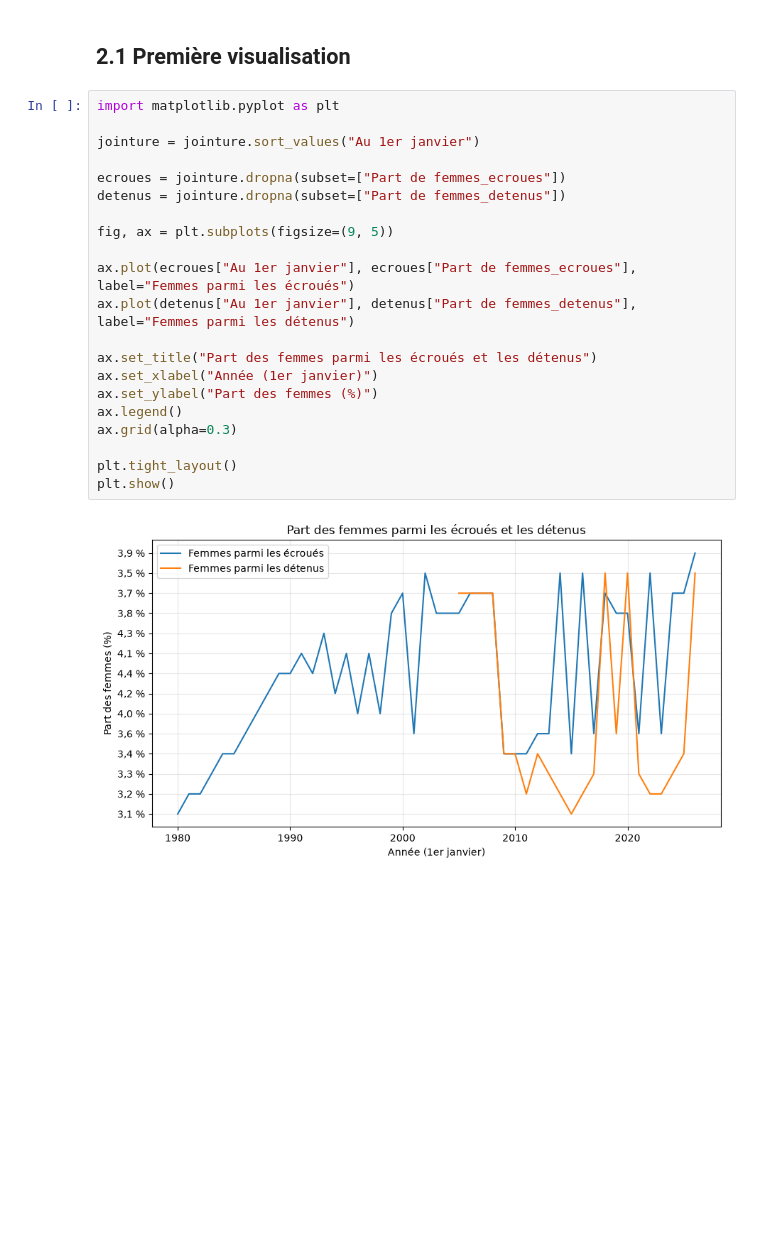
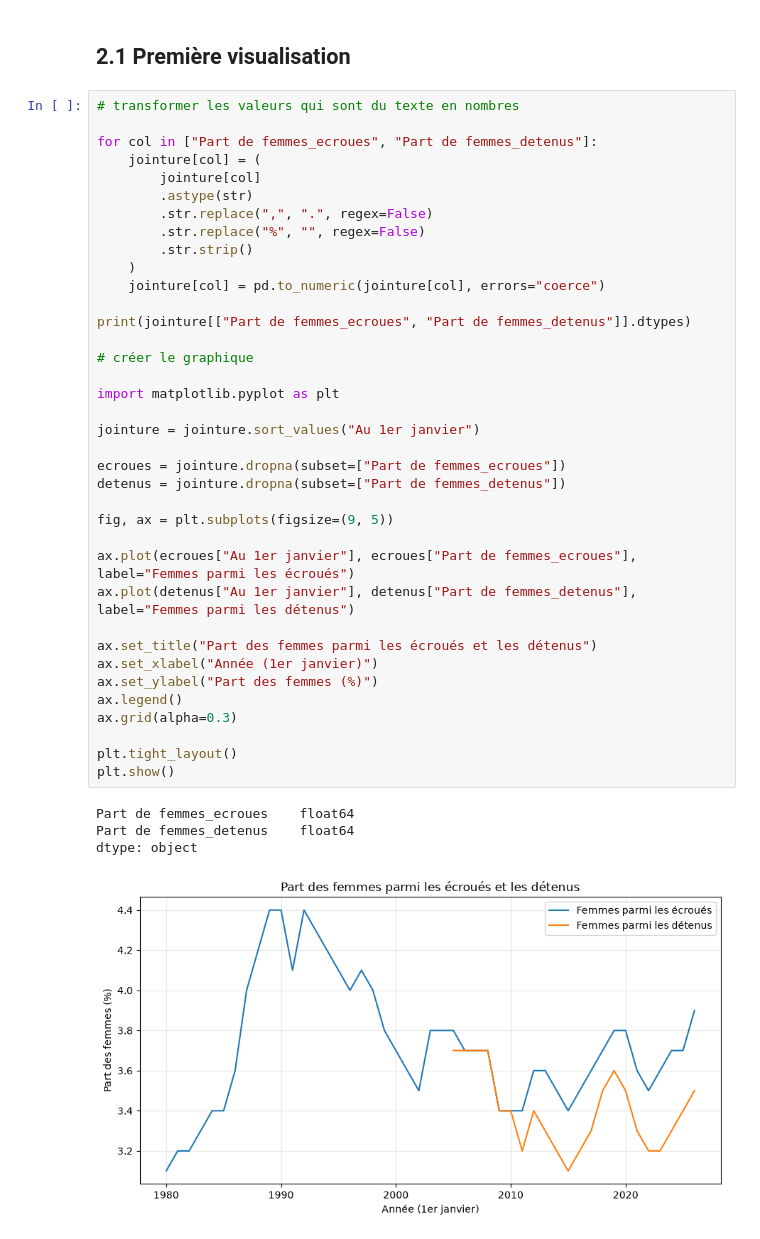
Before and after one commit to lili-dupont/python-for-data-science, a Jupyter notebook: code/notebook.ipynb, the cells around one changed output. Saved outputs shown, nothing was run; the diff lists cells and outputs as text; blank space fills up the shorter version.

Commit message:
bon premier graphique

```diff
--- a/code/notebook.ipynb
+++ b/code/notebook.ipynb
@@ -332,25 +350,44 @@ jointure
 # %% [markdown]
 ## 2.1 Première visualisation
 # %%
+# transformer les valeurs qui sont du texte en nombres
+
+for col in ["Part de femmes_ecroues", "Part de femmes_detenus"]:
+    jointure[col] = (
+        jointure[col]
+        .astype(str)
+        .str.replace(",", ".", regex=False)
+        .str.replace("%", "", regex=False)
+        .str.strip()
+    )
+    jointure[col] = pd.to_numeric(jointure[col], errors="coerce")
+
+print(jointure[["Part de femmes_ecroues", "Part de femmes_detenus"]].dtypes)
+
+# créer le graphique
+
 import matplotlib.pyplot as plt
 
 jointure = jointure.sort_values("Au 1er janvier")
 
 ecroues = jointure.dropna(subset=["Part de femmes_ecroues"])
 detenus = jointure.dropna(subset=["Part de femmes_detenus"])
 
 fig, ax = plt.subplots(figsize=(9, 5))
 
 ax.plot(ecroues["Au 1er janvier"], ecroues["Part de femmes_ecroues"], label="Femmes parmi les écroués")
 ax.plot(detenus["Au 1er janvier"], detenus["Part de femmes_detenus"], label="Femmes parmi les détenus")
 
 ax.set_title("Part des femmes parmi les écroués et les détenus")
 ax.set_xlabel("Année (1er janvier)")
 ax.set_ylabel("Part des femmes (%)")
 ax.legend()
 ax.grid(alpha=0.3)
 
 plt.tight_layout()
 plt.show()
 # %% [output]
+Part de femmes_ecroues    float64
+Part de femmes_detenus    float64
+dtype: object
-[figure, old version]
+[figure, new version]
```
Also changed, not shown: parts of 4 cells of this notebook.
